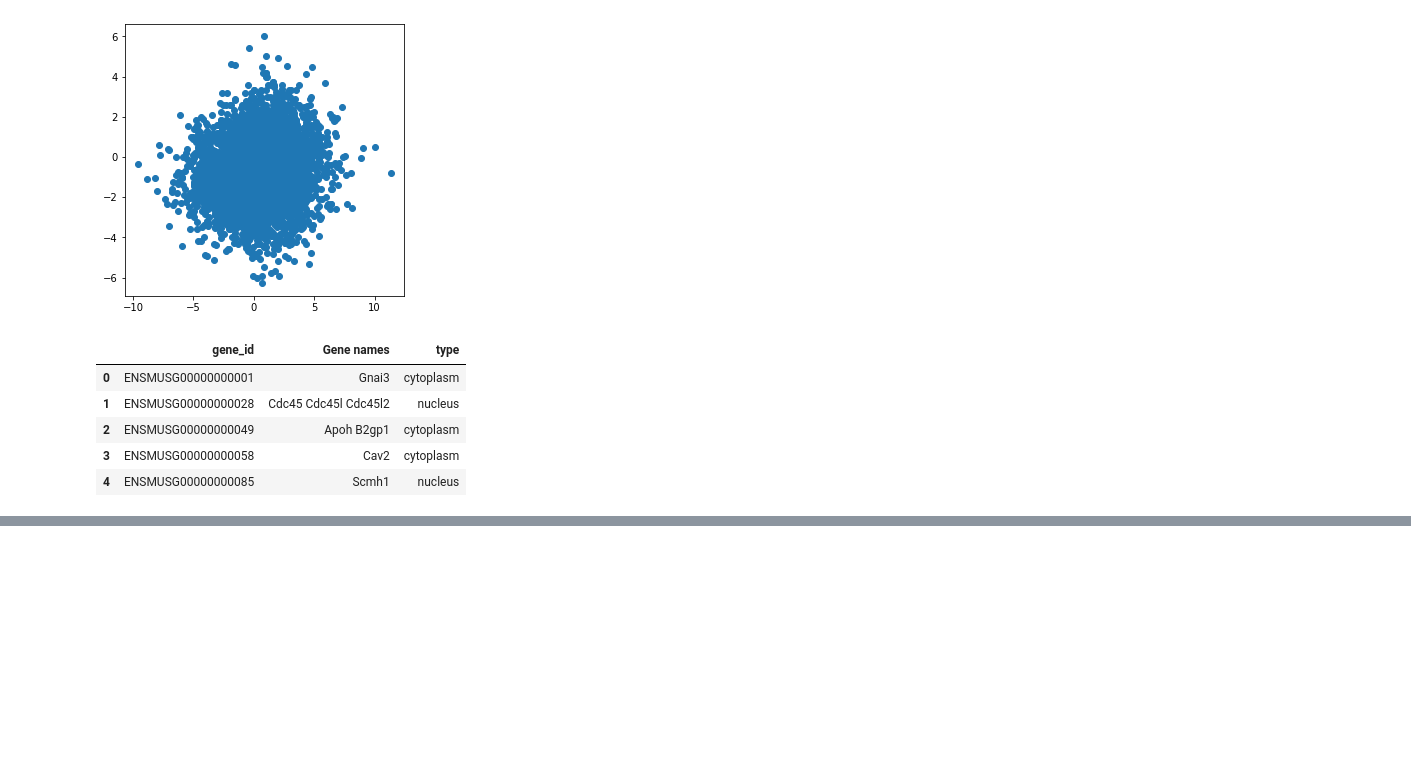
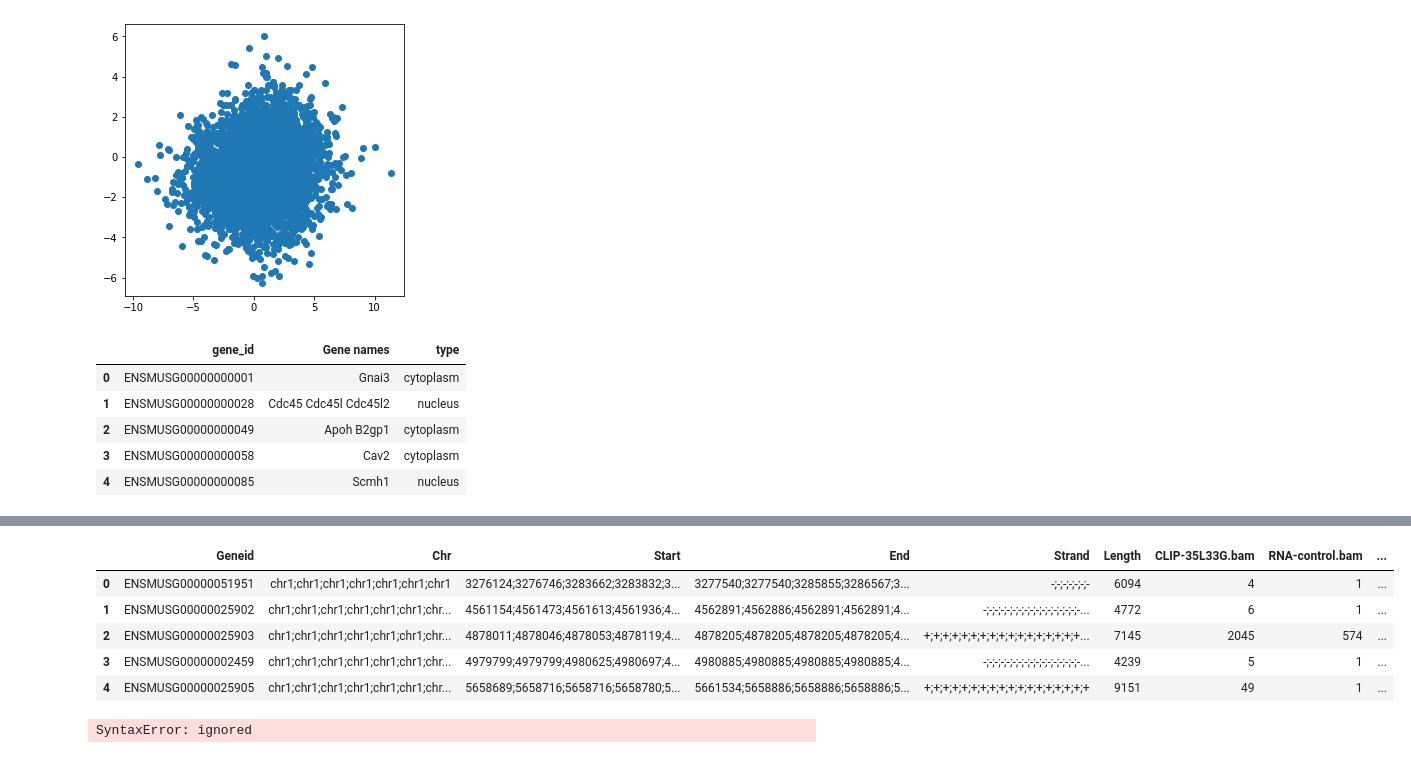
Before and after one commit to JS19563255/2022bioinfo1_project, a Jupyter notebook: week1.ipynb, the cells around one changed output, grey strips where cells are left out. Cells and saved outputs as stored; diff of their text form; code cells hidden in the pictures; blank space fills up the shorter version.

```diff
--- a/week1.ipynb
+++ b/week1.ipynb
@@ -215,0 +218,33 @@ KeyError: ignored
+# %%
+concnts['CLIP_enrichment'] = concnts['CLIP-35L33G.bam'] / concnts['RNA-control.bam']
+concnts['ribosomal_density_change'] = (concnts['RPF-siLin28a.bam'] / concnts['RNA-siLin28a.bam']) / (concnts['RPF-siLuc.bam'] / concnts['RNA-siLuc.bam'])
+concnts.head()
+# %% [output]
+|  | Geneid | Chr | Start | End | Strand | Length | CLIP-35L33G.bam | RNA-control.bam | ... |
+| 0 | ENSMUSG00000051951 | chr1;chr1;chr1;chr1;chr1;chr1;chr1 | 3276124;3276746;3283662;3283832;3... | 3277540;3277540;3285855;3286567;3... | -;-;-;-;-;-;- | 6094 | 4 | 1 | ... |
+| 1 | ENSMUSG00000025902 | chr1;chr1;chr1;chr1;chr1;chr1;chr... | 4561154;4561473;4561613;4561936;4... | 4562891;4562886;4562891;4562891;4... | -;-;-;-;-;-;-;-;-;-;-;-;-;-;-;-;-... | 4772 | 6 | 1 | ... |
+| 2 | ENSMUSG00000025903 | chr1;chr1;chr1;chr1;chr1;chr1;chr... | 4878011;4878046;4878053;4878119;4... | 4878205;4878205;4878205;4878205;4... | +;+;+;+;+;+;+;+;+;+;+;+;+;+;+;+;+... | 7145 | 2045 | 574 | ... |
+| 3 | ENSMUSG00000002459 | chr1;chr1;chr1;chr1;chr1;chr1;chr... | 4979799;4979799;4980625;4980697;4... | 4980885;4980885;4980885;4980885;4... | -;-;-;-;-;-;-;-;-;-;-;-;-;-;-;-;-... | 4239 | 5 | 1 | ... |
+| 4 | ENSMUSG00000025905 | chr1;chr1;chr1;chr1;chr1;chr1;chr... | 5658689;5658716;5658716;5658780;5... | 5661534;5658886;5658886;5658886;5... | +;+;+;+;+;+;+;+;+;+;+;+;+;+;+;+;+;+ | 9151 | 49 | 1 | ... |
+# %%
+from matplotlib import pyplot as plt
+from matplotlib.lines import Line2D
+import numpy as np
+import pandas as pd
+
+plotdata = pd.DataFrame(dict(CLIP_enrichment=np.log2(concnts['clip_enrichment']), ribosomal_density_change=np.log2((concnts['rden_change']), type=(concnts['type'])))
+
+fig, ax = plt.subplots(1, 1, figsize=(5, 5))
+
+colors = {'nucleus':'b', 'integral membrane':'r', 'cytoplasm':'g'}
+ax.scatter(plotdata['CLIP_enrichment'], plotdata['ribosomal_density_change'], c=df['type'].map(colors), alpha=0.5)
+
+nucleus_dot = Line2D(range(1), range(1), color="white", marker='o', markerfacecolor='b',label='nucleus',markersize=3)
+integral_membrane_dot = Line2D(range(1), range(1), color="white", marker='o', markerfacecolor='r',label='integral membrane',markersize=3)
+cytoplasm_dot = Line2D(range(1), range(1), color="white", marker='o', markerfacecolor='g',label='cytoplasm',markersize=3)
+
+ax.legend(handles=[nucleus_dot,integral_membrane_dot,cytoplasm_dot],loc='upper right', bbox_to_anchor=(1.52, 1.02))
+
+plt.show()
+# %% [output]
+SyntaxError: ignored
```
Also changed, not shown: parts of 9 cells of this notebook.
